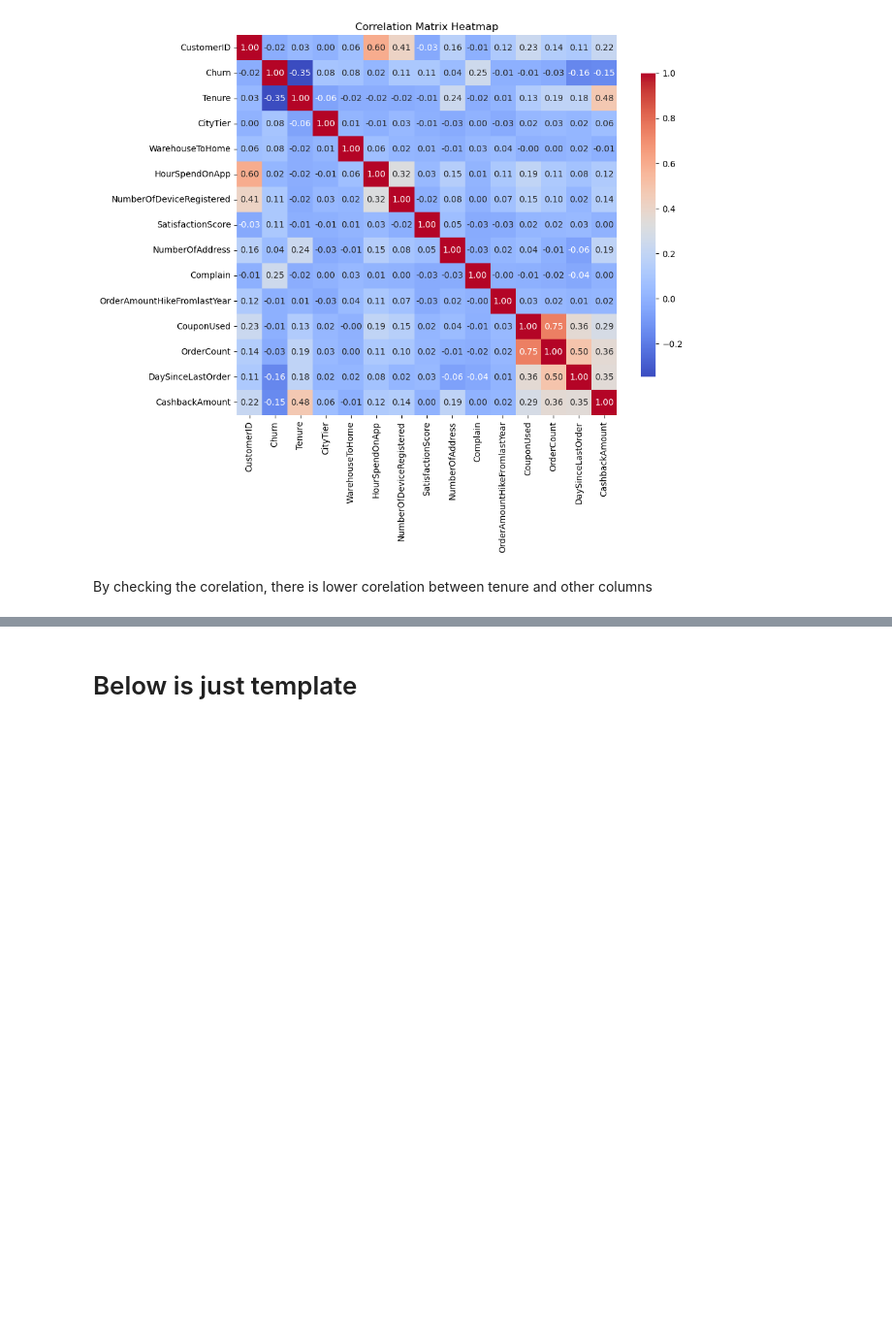
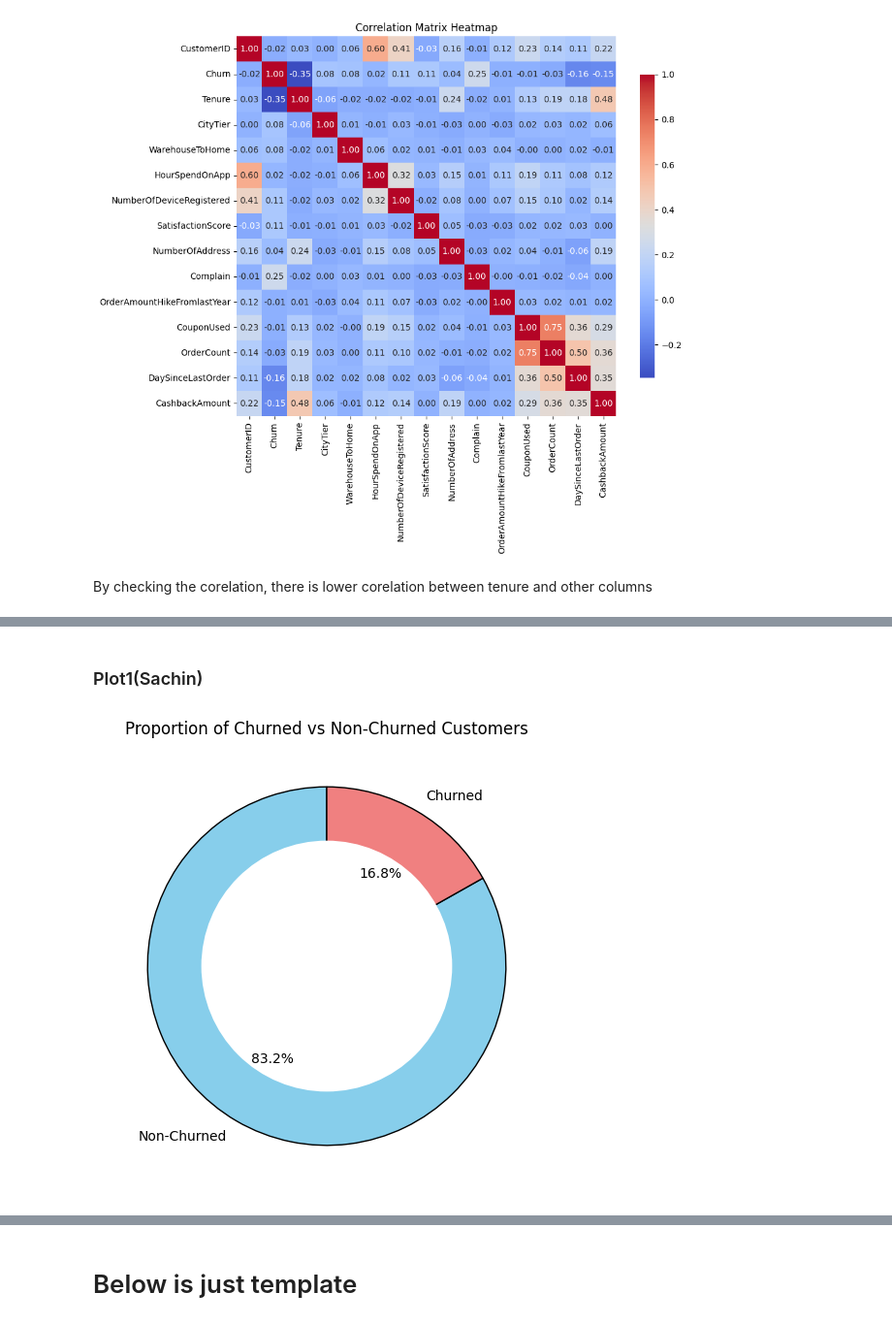
Before and after one commit to KarthikeyanBaskaran/Marketing-Analytics, a Jupyter notebook: MarketingAnalytics.ipynb, the cells around one changed output, grey strips where cells are left out. Shown at 97% size. Drawn from its saved outputs; the diff is of its cells as text; code cells hidden in the pictures; blank space fills up the shorter version.

```diff
--- a/MarketingAnalytics.ipynb
+++ b/MarketingAnalytics.ipynb
@@ -252,0 +254,15 @@ df_cleaned.to_csv('cleaned_data.csv', index=False)
+# %% [markdown]
+### Plot1(Sachin)
+# %%
+#1. Donut chart for proportion of churn rate
+plt.figure(figsize=(6,6))
+churn_counts = df_cleaned['Churn'].value_counts()
+colors = ['skyblue', 'lightcoral']
+plt.pie(churn_counts, labels=['Non-Churned', 'Churned'], autopct='%1.1f%%', startangle=90, colors=colors, wedgeprops={'edgecolor': 'black'})
+centre_circle = plt.Circle((0,0),0.70,fc='white')
+fig = plt.gcf()
+fig.gca().add_artist(centre_circle)
+plt.title('Proportion of Churned vs Non-Churned Customers')
+plt.show()
+# %% [output]
+[figure, added]
```
Also changed, not shown: parts of 30 cells of this notebook, 9 other files.
